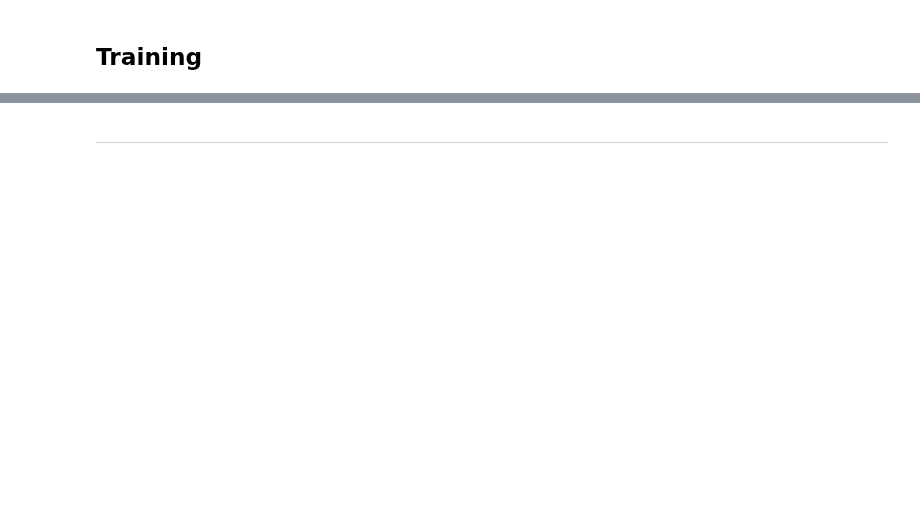
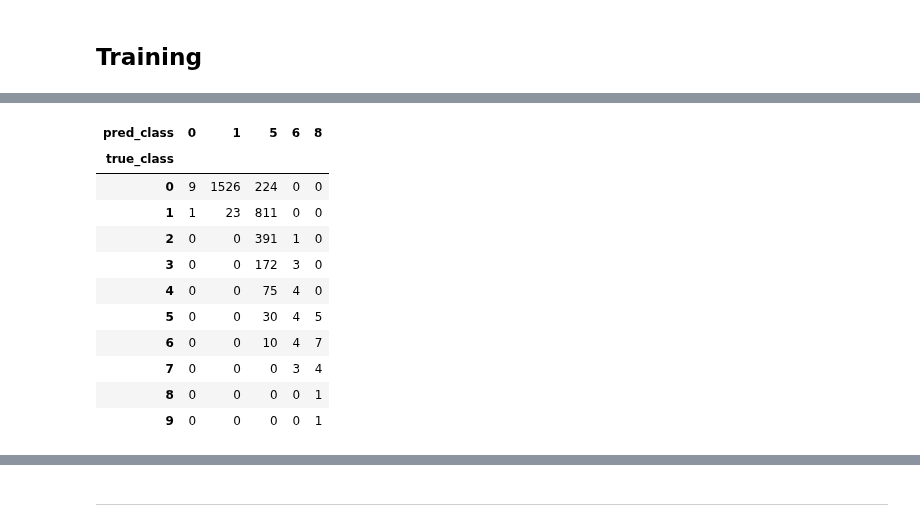
Before and after one commit to SergeiDBykov/self_supervised_halos, a Jupyter notebook: notebooks/1_tng_density_classification_colab.ipynb, the cells around one changed output, grey strips where cells are left out. Saved outputs shown, nothing was run; the diff lists cells and outputs as text; code cells hidden in the pictures; blank space fills up the shorter version.

```diff
--- a/notebooks/1_tng_density_classification_colab.ipynb
+++ b/notebooks/1_tng_density_classification_colab.ipynb
@@ -554,0 +417,57 @@ plt.show()
+# %%
+def report_classification_performance(model, dataloader, device='cpu'):
+    model.eval()
+
+    all_preds = []
+    all_labels = []
+    all_ids = []
+    all_masses = []
+
+    with torch.no_grad():
+        for i, (batch_data, batch_label) in enumerate(dataloader):
+            halo_id = batch_label[2].to(device)
+            halo_mass = batch_label[0].to(device)
+            batch_label = batch_label[1].to(device)
+
+
+            pred_class = model(batch_data.to(device))
+
+            all_preds.append(pred_class)
+            all_labels.append(batch_label)
+            all_masses.append(halo_mass)
+            all_ids.append(halo_id)
+
+    all_preds = torch.cat(all_preds)
+    all_labels = torch.cat(all_labels)
+    all_masses = torch.cat(all_masses)
+    all_ids = torch.cat(all_ids)
+
+
+    all_preds = all_preds.cpu().numpy()
+    all_labels = all_labels.cpu().numpy()
+    all_ids = all_ids.cpu().numpy()
+    all_masses = all_masses.cpu().numpy()
+
+
+    pred_labels = np.argmax(all_preds, axis=1)
+
+    results_df = pd.DataFrame({'id':all_ids, 'mass':all_masses, 'true_class': all_labels, 'pred_class': pred_labels})
+
+    return results_df
+
+result_df = report_classification_performance(classification_model, val_loader, device=device)
+
+pd.crosstab(result_df['true_class'], result_df['pred_class'])
+# %% [output]
+| pred_class | 0 | 1 | 5 | 6 | 8 |
+| true_class |  |  |  |  |  |
+| 0 | 9 | 1526 | 224 | 0 | 0 |
+| 1 | 1 | 23 | 811 | 0 | 0 |
+| 2 | 0 | 0 | 391 | 1 | 0 |
+| 3 | 0 | 0 | 172 | 3 | 0 |
+| 4 | 0 | 0 | 75 | 4 | 0 |
+| 5 | 0 | 0 | 30 | 4 | 5 |
+| 6 | 0 | 0 | 10 | 4 | 7 |
+| 7 | 0 | 0 | 0 | 3 | 4 |
+| 8 | 0 | 0 | 0 | 0 | 1 |
+| 9 | 0 | 0 | 0 | 0 | 1 |
```
Also changed, not shown: parts of 22 cells of this notebook.
